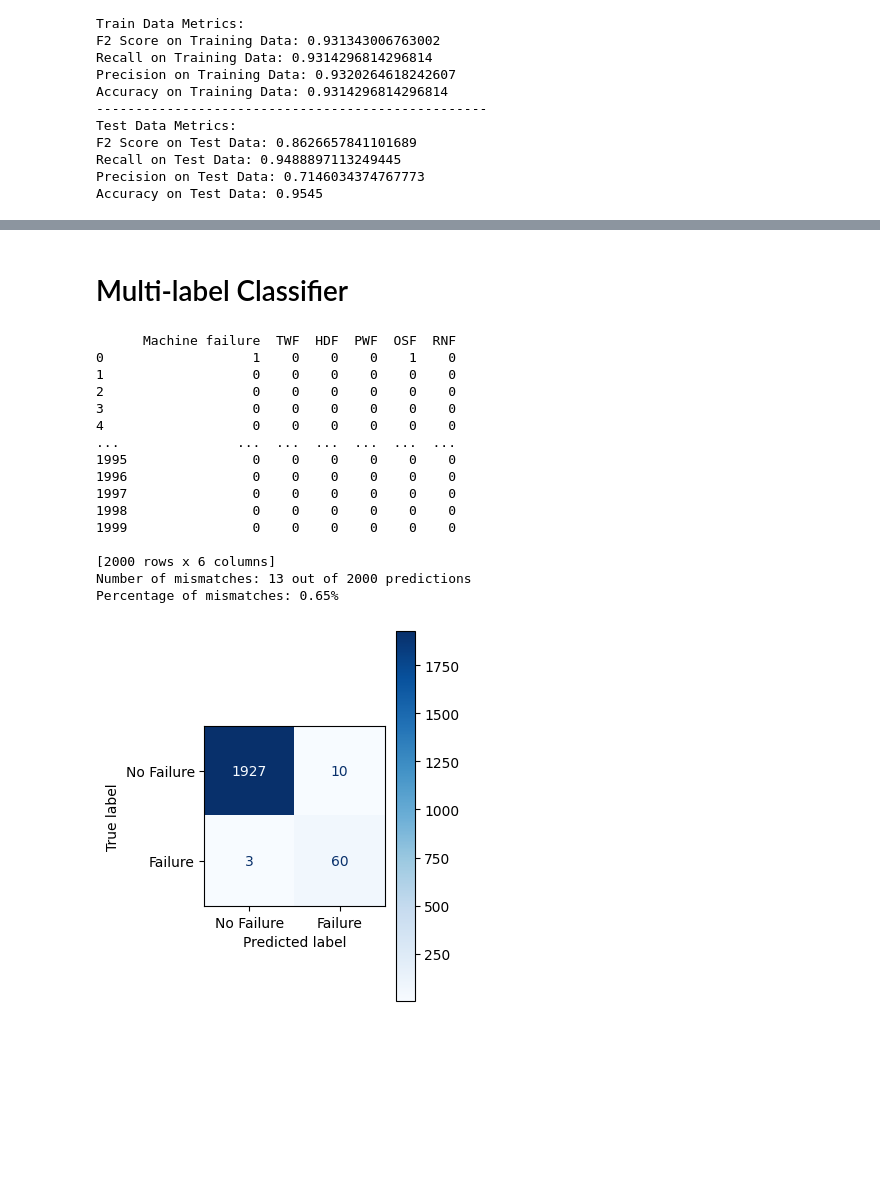
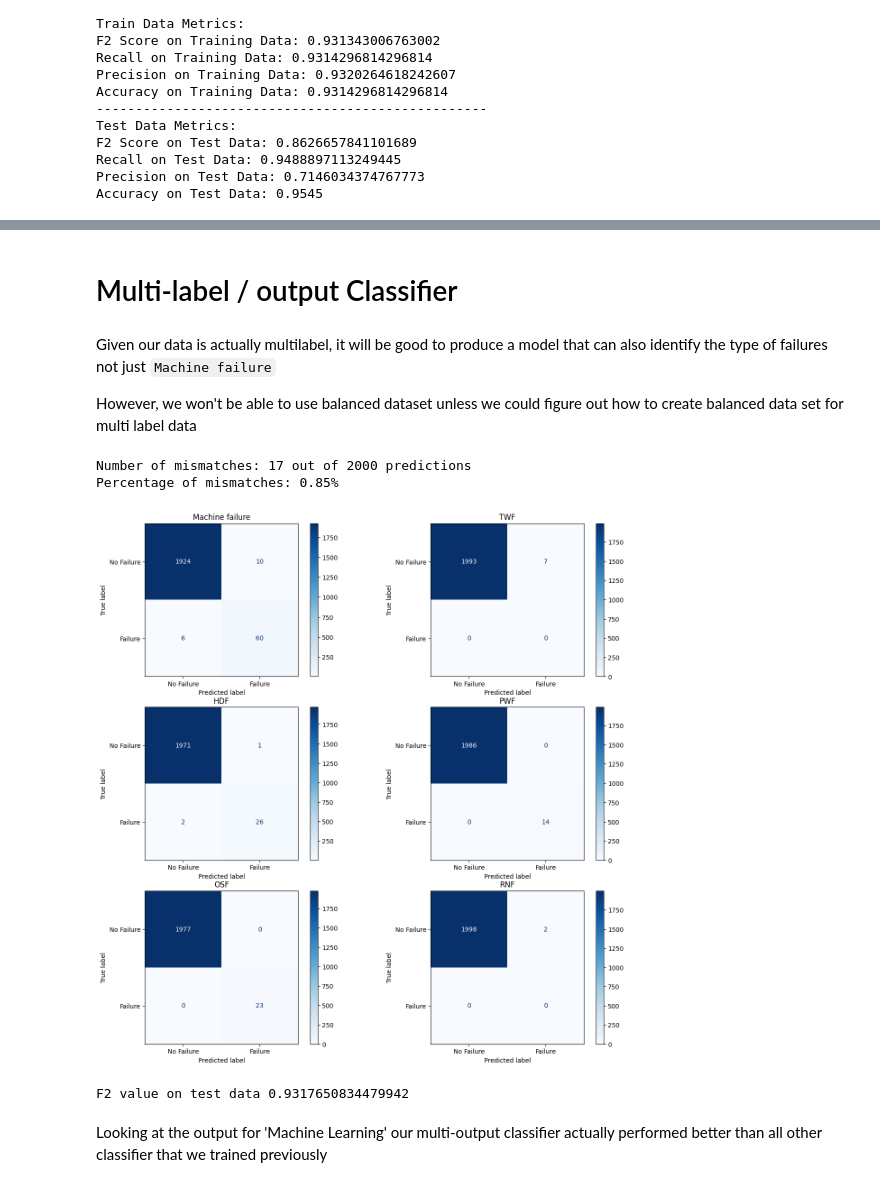
Before and after one commit to raymondsamalo/ITI113-Machine-Learning-Operations-Project, a Jupyter notebook: AI4I-2020/1.4_ML_DecisionTree.ipynb, the cells around one changed output, grey strips where cells are left out. Saved outputs shown, nothing was run; the diff lists cells and outputs as text; code cells hidden in the pictures; blank space fills up the shorter version.

```diff
--- a/AI4I-2020/1.4_ML_DecisionTree.ipynb
+++ b/AI4I-2020/1.4_ML_DecisionTree.ipynb
@@ -230,41 +242,44 @@ plt.show()
 # %% [markdown]
-# Multi-label Classifier
+# Multi-label / output Classifier
+# %% [markdown]
+Given our data is actually multilabel, it will be good to produce a model that can also identify the type of failures not just `Machine failure`
+
+However, we won't be able to use balanced dataset unless we could figure out how to create balanced data set for multi label data
 # %%
 from sklearn.tree import DecisionTreeClassifier
 from sklearn.multioutput import MultiOutputClassifier
-import numpy as np
-print(y_test)
 cdt = DecisionTreeClassifier(random_state=42, max_depth=5, min_samples_split=10, min_samples_leaf=5)
+cdt = MultiOutputClassifier(cdt)
 cdt.fit(X_train, y_train)
 y_pred=cdt.predict(X_test)
 y_pred = pd.DataFrame(y_pred, columns=y_test.columns)
 count_mismatches = 0
 for i in range(len(y_pred)):
     for col in y_pred.columns:
         if y_pred[col][i] != y_test[col][i]:
             count_mismatches += 1
             break
 print(f"Number of mismatches: {count_mismatches} out of {len(y_pred)} predictions")
 print(f"Percentage of mismatches: {count_mismatches / len(y_pred) * 100:.2f}%")
-cm = confusion_matrix(y_pred['Machine failure'],y_test['Machine failure'])
-disp = ConfusionMatrixDisplay(confusion_matrix=cm, display_labels=['No Failure', 'Failure'])
-disp.plot(cmap=plt.cm.Blues, ax=plt.subplot(1, 2, 1))
+no_of_label = len(y_test.columns)
+i = 0
+no_of_column = 2
+no_of_row = no_of_label // no_of_column
+plt.figure(figsize=(15,15))
+for label in y_test.columns:
+    i +=1
+    ax=plt.subplot(no_of_row, no_of_column, i)
+    cm = confusion_matrix(y_pred[label],y_test[label])
+    disp = ConfusionMatrixDisplay(confusion_matrix=cm, display_labels=['No Failure', 'Failure'])
+    disp.plot(cmap=plt.cm.Blues, ax=ax)
+    plt.title(label=label)
 plt.show()
+f2_test=fbeta_score(y_test['Machine failure'], y_pred['Machine failure'], beta=2, average='macro')
+print("F2 value on test data", f2_test)
 # %% [output]
-      Machine failure  TWF  HDF  PWF  OSF  RNF
-0                   1    0    0    0    1    0
-1                   0    0    0    0    0    0
-2                   0    0    0    0    0    0
-3                   0    0    0    0    0    0
-4                   0    0    0    0    0    0
-...               ...  ...  ...  ...  ...  ...
-1995                0    0    0    0    0    0
-1996                0    0    0    0    0    0
-1997                0    0    0    0    0    0
-1998                0    0    0    0    0    0
-1999                0    0    0    0    0    0
-
-[2000 rows x 6 columns]
-Number of mismatches: 13 out of 2000 predictions
-Percentage of mismatches: 0.65%
+Number of mismatches: 17 out of 2000 predictions
+Percentage of mismatches: 0.85%
-[figure, old version]
+[figure, new version]
+F2 value on test data 0.9317650834479942
+# %% [markdown]
+Looking at the output for 'Machine Learning' our multi-output classifier actually performed better than all other classifier that we trained previously
```
Also changed, not shown: parts of 6 cells of this notebook.
